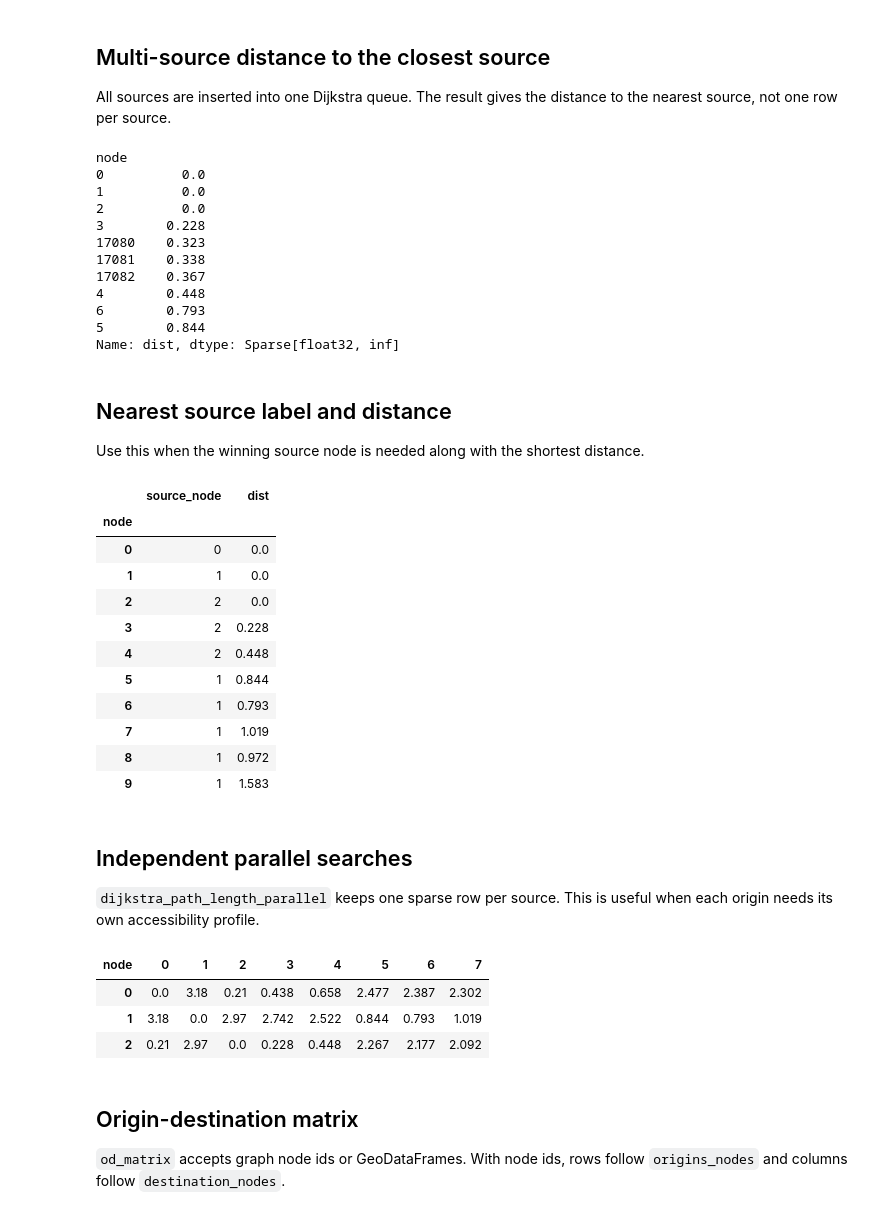
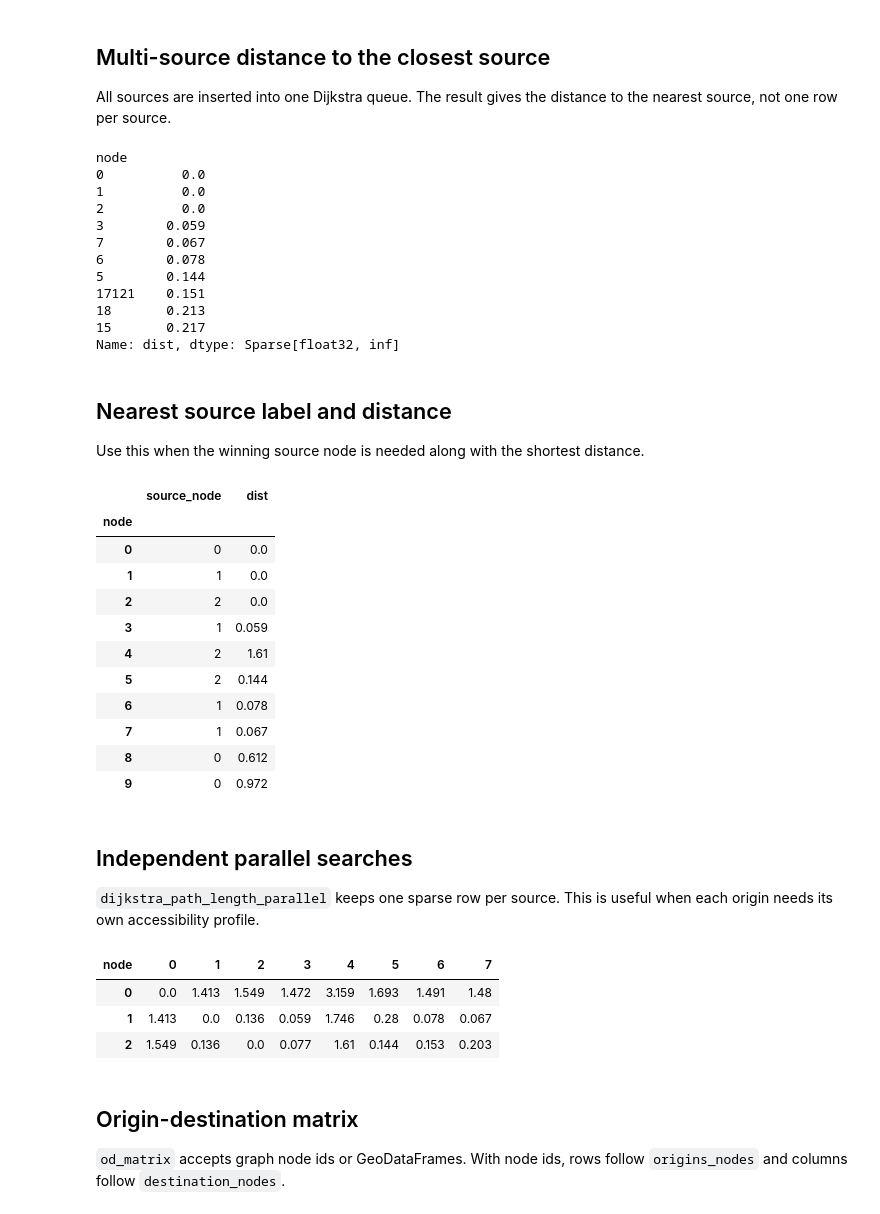
Before and after one commit to DDonnyy/IduEdu, a Jupyter notebook: docs/examples/shortest_paths.ipynb, the cells around one changed output. Saved outputs shown, nothing was run; the diff lists cells and outputs as text; code cells hidden in the pictures.

```diff
--- a/docs/examples/shortest_paths.ipynb
+++ b/docs/examples/shortest_paths.ipynb
@@ -8,12 +8,12 @@ This notebook covers the shortest-path helpers available for `UrbanGraph`. Dista
 
 OSM_ID = 1114252
 # %%
-from iduedu import get_walk_graph
+from iduedu import get_intermodal_graph
 
-G_walk = get_walk_graph(osm_id=OSM_ID, simplify=True, keep_largest_subgraph=True)
-G_walk.update_adjacency_matrix(weight="time_min")
+G_intermodal = get_intermodal_graph(osm_id=OSM_ID, clip_by_territory=True)
+G_intermodal.update_adjacency_matrix(weight="time_min")
 
-sample_nodes = G_walk.nodes_gdf.index[:6].tolist()
+sample_nodes = G_intermodal.nodes_gdf.index[:6].tolist()
 source = sample_nodes[0]
 destinations = sample_nodes[1:]
 print(sample_nodes)
@@ -56,7 +202,7 @@ All sources are inserted into one Dijkstra queue. The result gives the distance
 from iduedu import multi_source_dijkstra_path_length
 
 multi = multi_source_dijkstra_path_length(
-    G_walk,
+    G_intermodal,
     source_nodes=sample_nodes[:3],
     weight="time_min",
     cutoff=15,
@@ -68,13 +214,13 @@ node
 0          0.0
 1          0.0
 2          0.0
-3        0.228
-17080    0.323
-17081    0.338
-17082    0.367
-4        0.448
-6        0.793
-5        0.844
+3        0.059
+7        0.067
+6        0.078
+5        0.144
+17121    0.151
+18       0.213
+15       0.217
 Name: dist, dtype: Sparse[float32, inf]
 # %% [markdown]
 ## Nearest source label and distance
@@ -84,7 +230,7 @@ Use this when the winning source node is needed along with the shortest distance
 from iduedu import multi_source_dijkstra_nearest_source
 
 nearest = multi_source_dijkstra_nearest_source(
-    G_walk,
+    G_intermodal,
     source_nodes=sample_nodes[:3],
     weight="time_min",
     cutoff=15,
@@ -97,13 +243,13 @@ nearest.head(10)
 | 0 | 0 | 0.0 |
 | 1 | 1 | 0.0 |
 | 2 | 2 | 0.0 |
-| 3 | 2 | 0.228 |
-| 4 | 2 | 0.448 |
-| 5 | 1 | 0.844 |
-| 6 | 1 | 0.793 |
-| 7 | 1 | 1.019 |
-| 8 | 1 | 0.972 |
-| 9 | 1 | 1.583 |
+| 3 | 1 | 0.059 |
+| 4 | 2 | 1.61 |
+| 5 | 2 | 0.144 |
+| 6 | 1 | 0.078 |
+| 7 | 1 | 0.067 |
+| 8 | 0 | 0.612 |
+| 9 | 0 | 0.972 |
 # %% [markdown]
 ## Independent parallel searches
 
@@ -111,20 +257,20 @@ nearest.head(10)
 # %%
 from iduedu import dijkstra_path_length_parallel
 
 parallel = dijkstra_path_length_parallel(
-    G_walk,
+    G_intermodal,
     source_nodes=sample_nodes[:3],
     weight="time_min",
     cutoff=15,
     max_workers=4,
 )
 
 parallel.iloc[:, :8]
 # %% [output]
 | node | 0 | 1 | 2 | 3 | 4 | 5 | 6 | 7 |
-| 0 | 0.0 | 3.18 | 0.21 | 0.438 | 0.658 | 2.477 | 2.387 | 2.302 |
-| 1 | 3.18 | 0.0 | 2.97 | 2.742 | 2.522 | 0.844 | 0.793 | 1.019 |
-| 2 | 0.21 | 2.97 | 0.0 | 0.228 | 0.448 | 2.267 | 2.177 | 2.092 |
+| 0 | 0.0 | 1.413 | 1.549 | 1.472 | 3.159 | 1.693 | 1.491 | 1.48 |
+| 1 | 1.413 | 0.0 | 0.136 | 0.059 | 1.746 | 0.28 | 0.078 | 0.067 |
+| 2 | 1.549 | 0.136 | 0.0 | 0.077 | 1.61 | 0.144 | 0.153 | 0.203 |
 # %% [markdown]
 ## Origin-destination matrix
 
```
Also changed, not shown: parts of 12 cells of this notebook, 12 other files.
